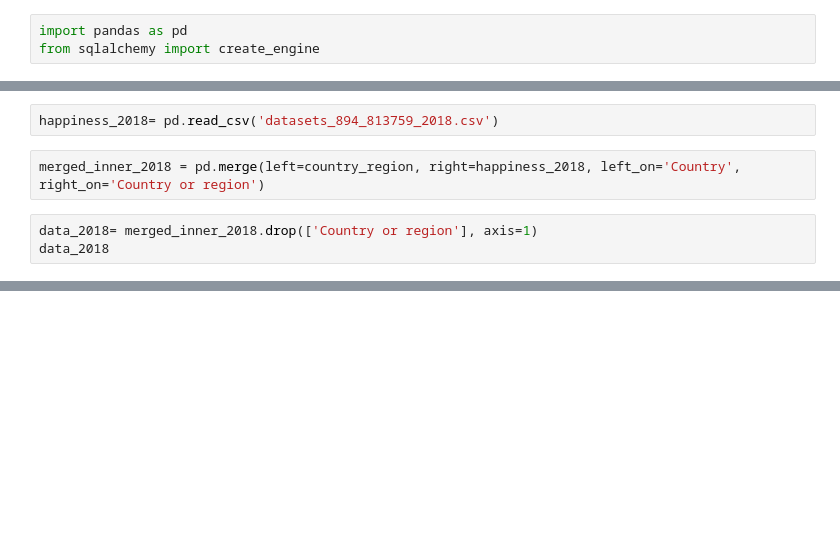
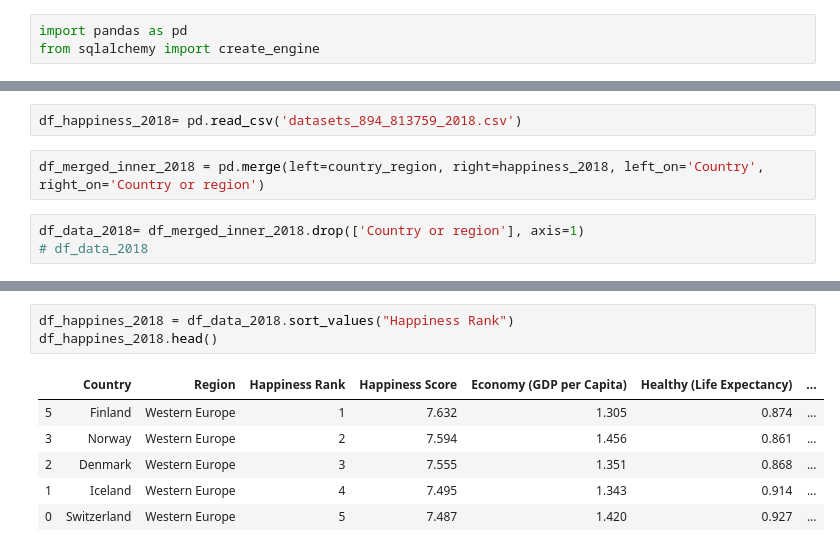
Before and after one commit to IsabelJamal95/project2-notepad, a Jupyter notebook: data-clean.ipynb, the cells around one changed output, grey strips where cells are left out. Drawn from its saved outputs; the diff is of its cells as text; blank space fills up the shorter version.

```diff
--- a/data-clean.ipynb
+++ b/data-clean.ipynb
@@ -61,7 +120,7 @@ merged_inner_2017
 # %%
-happiness_2018= pd.read_csv('datasets_894_813759_2018.csv')
+df_happiness_2018= pd.read_csv('datasets_894_813759_2018.csv')
 # %%
-merged_inner_2018 = pd.merge(left=country_region, right=happiness_2018, left_on='Country', right_on='Country or region')
+df_merged_inner_2018 = pd.merge(left=country_region, right=happiness_2018, left_on='Country', right_on='Country or region')
 # %%
-data_2018= merged_inner_2018.drop(['Country or region'], axis=1)
-data_2018
+df_data_2018= df_merged_inner_2018.drop(['Country or region'], axis=1)
+# df_data_2018
@@ -81,0 +127,10 @@ data_2018
+# %%
+df_happines_2018 = df_data_2018.sort_values("Happiness Rank")
+df_happines_2018.head()
+# %% [output]
+|  | Country | Region | Happiness Rank | Happiness Score | Economy (GDP per Capita) | Healthy (Life Expectancy) | ... |
+| 5 | Finland | Western Europe | 1 | 7.632 | 1.305 | 0.874 | ... |
+| 3 | Norway | Western Europe | 2 | 7.594 | 1.456 | 0.861 | ... |
+| 2 | Denmark | Western Europe | 3 | 7.555 | 1.351 | 0.868 | ... |
+| 1 | Iceland | Western Europe | 4 | 7.495 | 1.343 | 0.914 | ... |
+| 0 | Switzerland | Western Europe | 5 | 7.487 | 1.420 | 0.927 | ... |
```
Also changed, not shown: parts of 16 cells of this notebook, 1 other file.
